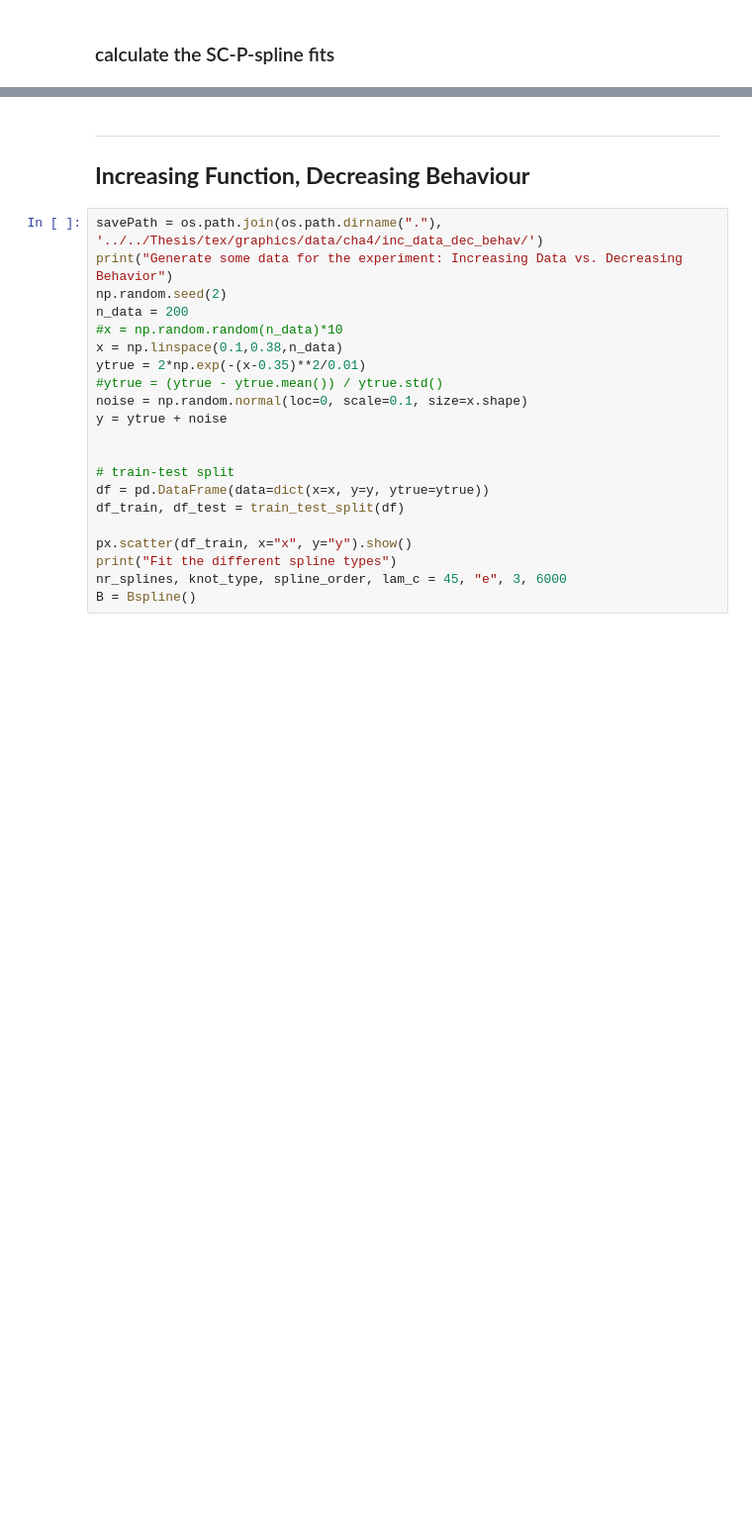
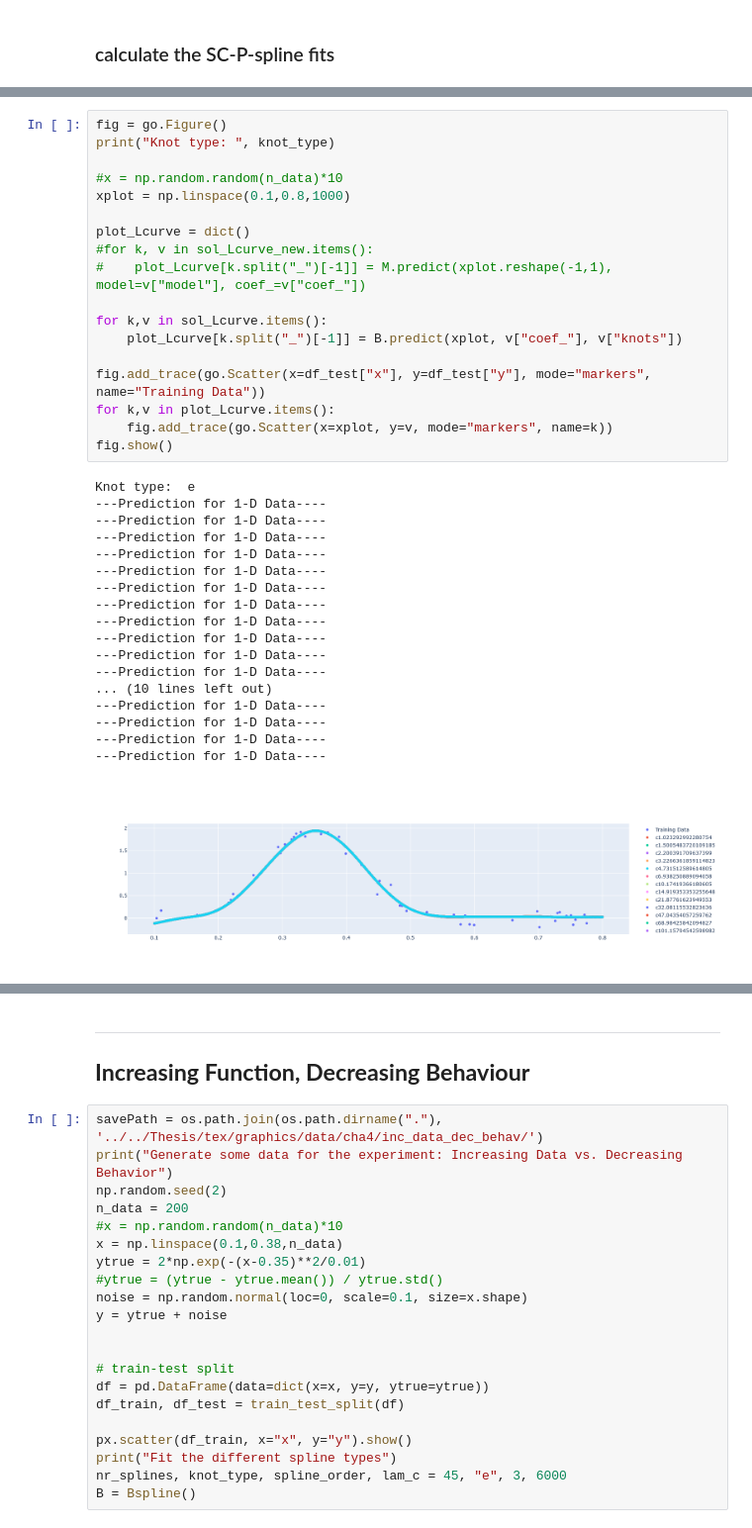
Before and after one commit to j-cap/Master-Thesis, a Jupyter notebook: Code/SplinesInPython/Experiments_Chapter4.ipynb, the cells around one changed output, grey strips where cells are left out. Shown at 99% size. Cells and saved outputs as stored; diff of their text form; blank space fills up the shorter version.

```diff
--- a/Code/SplinesInPython/Experiments_Chapter4.ipynb
+++ b/Code/SplinesInPython/Experiments_Chapter4.ipynb
@@ -537,0 +672,37 @@ plt.show()
+# %%
+fig = go.Figure()
+print("Knot type: ", knot_type)
+
+#x = np.random.random(n_data)*10
+xplot = np.linspace(0.1,0.8,1000)
+
+plot_Lcurve = dict()
+#for k, v in sol_Lcurve_new.items():
+#    plot_Lcurve[k.split("_")[-1]] = M.predict(xplot.reshape(-1,1), model=v["model"], coef_=v["coef_"])
+
+for k,v in sol_Lcurve.items():
+    plot_Lcurve[k.split("_")[-1]] = B.predict(xplot, v["coef_"], v["knots"])
+
+fig.add_trace(go.Scatter(x=df_test["x"], y=df_test["y"], mode="markers", name="Training Data"))
+for k,v in plot_Lcurve.items():
+    fig.add_trace(go.Scatter(x=xplot, y=v, mode="markers", name=k))
+fig.show()
+# %% [output]
+Knot type:  e
+---Prediction for 1-D Data----
+---Prediction for 1-D Data----
+---Prediction for 1-D Data----
+---Prediction for 1-D Data----
+---Prediction for 1-D Data----
+---Prediction for 1-D Data----
+---Prediction for 1-D Data----
+---Prediction for 1-D Data----
+---Prediction for 1-D Data----
+---Prediction for 1-D Data----
+---Prediction for 1-D Data----
+... (10 lines left out)
+---Prediction for 1-D Data----
+---Prediction for 1-D Data----
+---Prediction for 1-D Data----
+---Prediction for 1-D Data----
+[figure, added]
```
Also changed, not shown: parts of 15 cells of this notebook, 8 other files.
